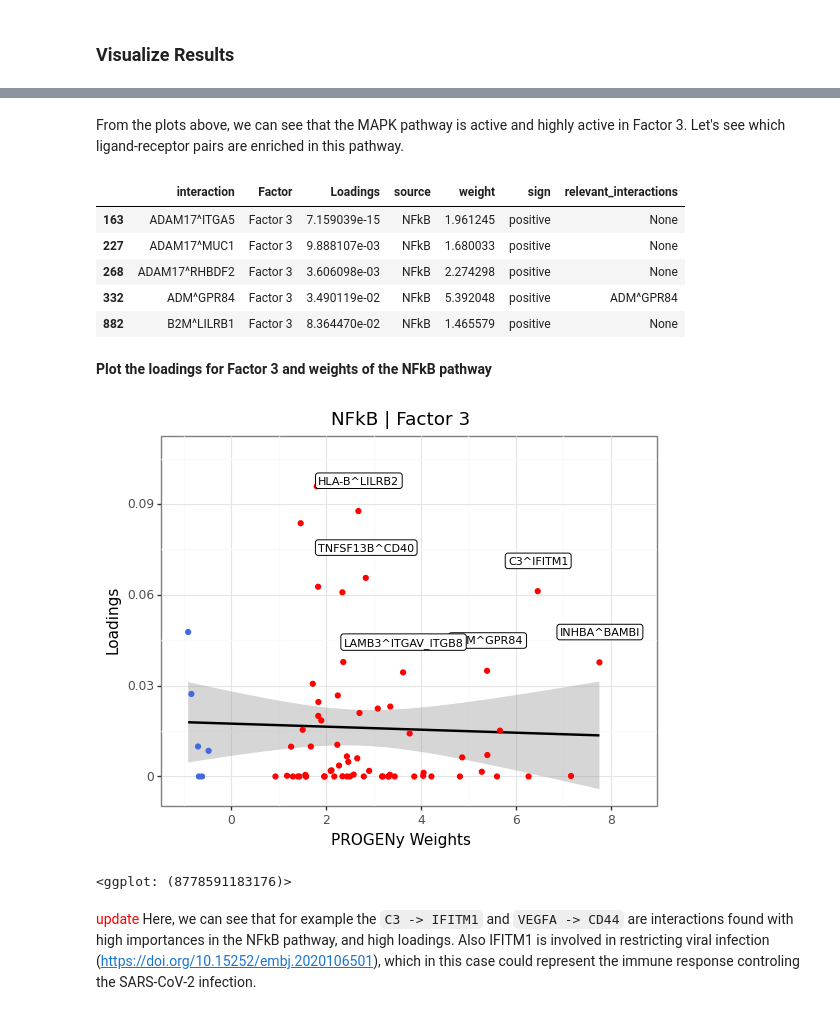
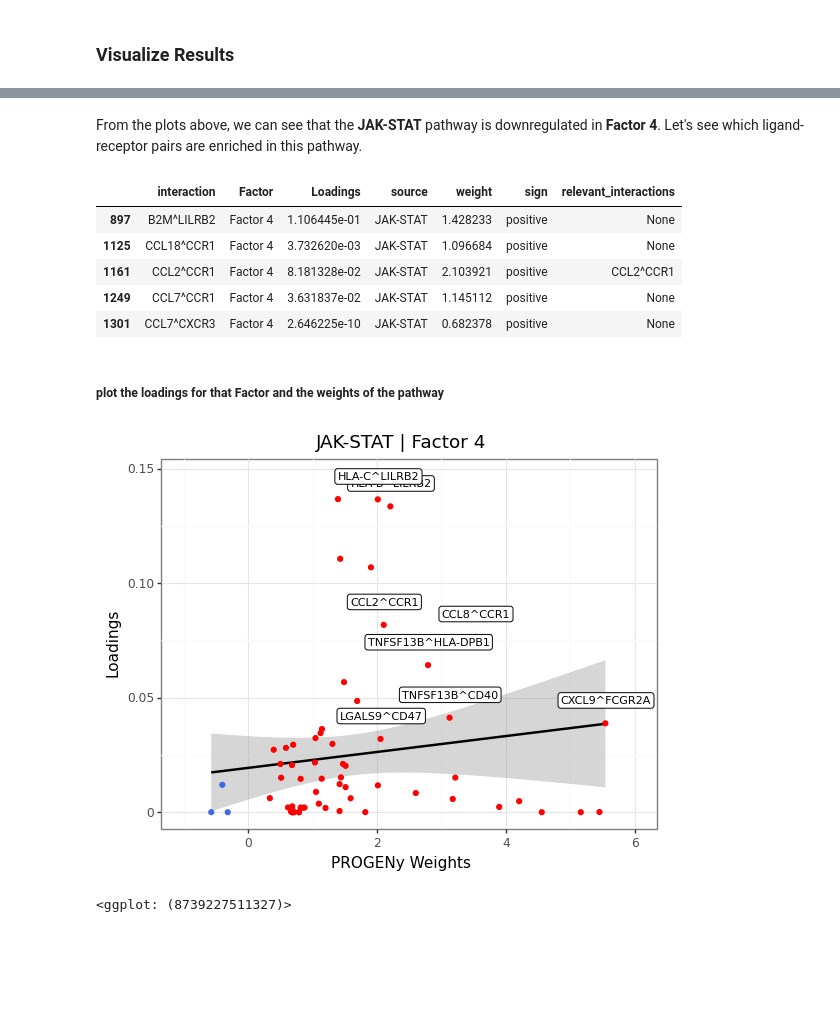
Before and after one commit to saezlab/ccc_protocols, a Jupyter notebook: notebooks/ccc_python/06-Functional-Footprinting.ipynb, the cells around one changed output, grey strips where cells are left out. Drawn from its saved outputs; the diff is of its cells as text; code cells hidden in the pictures; blank space fills up the shorter version.

```diff
--- a/notebooks/ccc_python/06-Functional-Footprinting.ipynb
+++ b/notebooks/ccc_python/06-Functional-Footprinting.ipynb
@@ -193,5 +192,5 @@ Let's zoom in on **Factor 3**, which is associated with COVID-19 cases.
 # %%
-selected_factor = 'Factor 3'
+selected_factor = 'Factor 4'
 
 dc.plot_barplot(estimate,
                 selected_factor,
@@ -203,39 +202,40 @@ dc.plot_barplot(estimate,
 # %% [markdown]
-From the plots above, we can see that the MAPK pathway is active and highly active in Factor 3. Let's see which ligand-receptor pairs are enriched in this pathway.
+From the plots above, we can see that the **JAK-STAT** pathway is downregulated in **Factor 4**. Let's see which ligand-receptor pairs are enriched in this pathway.
 # %%
+selected_pathway = 'JAK-STAT'
+
 # loadings to long format
 lr_loadings_long = lr_loadings.reset_index().melt(id_vars='index', var_name="Factor", value_name="Loadings").rename(columns={'index':'interaction'})
 # join progeny weights and keep only NFkB pathway
-lr_loadings_long = lr_loadings_long.merge(lr_progeny, on='interaction').query("source == 'NFkB' and Factor == '{}'".format(selected_factor))
+lr_loadings_long = (lr_loadings_long.merge(lr_progeny, on='interaction').
+                    query(f"source == '{selected_pathway}' and Factor == '{selected_factor}'")
+                    )
 # add sign to the weights
 lr_loadings_long['sign'] = lr_loadings_long['weight'].apply(lambda x: 'positive' if x > 0 else 'negative')
 # keep only relevant interactions for labels
-lr_loadings_long['relevant_interactions'] = lr_loadings_long.apply(lambda x: x['interaction'] if (x['Loadings'] > 0.025) and (x['weight'] > 2.5) else None, axis=1)
+lr_loadings_long['relevant_interactions'] = lr_loadings_long.apply(lambda x: x['interaction'] if (x['Loadings'] > 0.025) and (x['weight'] > 2) else None, axis=1)
 lr_loadings_long.head()
 # %% [output]
 |  | interaction | Factor | Loadings | source | weight | sign | relevant_interactions |
-| 163 | ADAM17^ITGA5 | Factor 3 | 7.159039e-15 | NFkB | 1.961245 | positive | None |
-| 227 | ADAM17^MUC1 | Factor 3 | 9.888107e-03 | NFkB | 1.680033 | positive | None |
-| 268 | ADAM17^RHBDF2 | Factor 3 | 3.606098e-03 | NFkB | 2.274298 | positive | None |
-| 332 | ADM^GPR84 | Factor 3 | 3.490119e-02 | NFkB | 5.392048 | positive | ADM^GPR84 |
-| 882 | B2M^LILRB1 | Factor 3 | 8.364470e-02 | NFkB | 1.465579 | positive | None |
+| 897 | B2M^LILRB2 | Factor 4 | 1.106445e-01 | JAK-STAT | 1.428233 | positive | None |
+| 1125 | CCL18^CCR1 | Factor 4 | 3.732620e-03 | JAK-STAT | 1.096684 | positive | None |
+| 1161 | CCL2^CCR1 | Factor 4 | 8.181328e-02 | JAK-STAT | 2.103921 | positive | CCL2^CCR1 |
+| 1249 | CCL7^CCR1 | Factor 4 | 3.631837e-02 | JAK-STAT | 1.145112 | positive | None |
+| 1301 | CCL7^CXCR3 | Factor 4 | 2.646225e-10 | JAK-STAT | 0.682378 | positive | None |
 # %% [markdown]
-**Plot the loadings for Factor 3 and weights of the NFkB pathway**
+##### plot the loadings for that Factor and the weights of the pathway
 # %%
 (p9.ggplot(lr_loadings_long,
            p9.aes(x='weight', y='Loadings')) +
  p9.geom_smooth(method='lm') +
  p9.geom_point(p9.aes(colour='sign')) +
  p9.theme_bw() +
  p9.theme(legend_position='none') +
- p9.labs(title="NFkB | {}".format(selected_factor), x="PROGENy Weights", y="Loadings") +
+ p9.labs(title="{} | {}".format(selected_pathway, selected_factor), x="PROGENy Weights", y="Loadings") +
  p9.scale_colour_manual(values=["royalblue", "red"]) +
  p9.geom_label(p9.aes(label='relevant_interactions'), size=8, nudge_y=0.01, nudge_x=0.01) +
- p9.xlim(-1, 8.5)
+ p9.xlim(-1, 6)
  )
 # %% [output]
-[figure, old version]
+[figure, new version]
-<ggplot: (8778591183176)>
+<ggplot: (8739227511327)>
-# %% [markdown]
-<font color='red'>update</font>
-Here, we can see that for example the `C3 -> IFITM1` and `VEGFA -> CD44` are interactions found with high importances in the NFkB pathway, and high loadings. Also IFITM1 is involved in restricting viral infection (https://doi.org/10.15252/embj.2020106501), which in this case could represent the immune response controling the SARS-CoV-2 infection.
```
Also changed, not shown: parts of 6 cells of this notebook, 3 other files.
